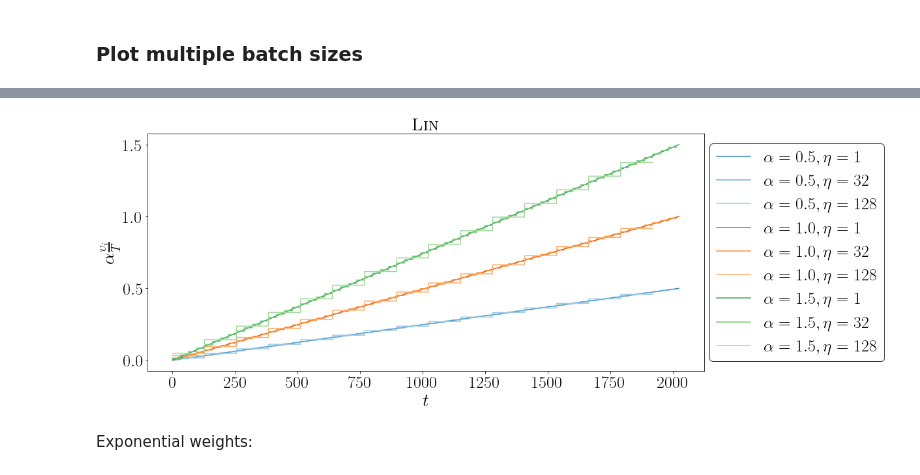
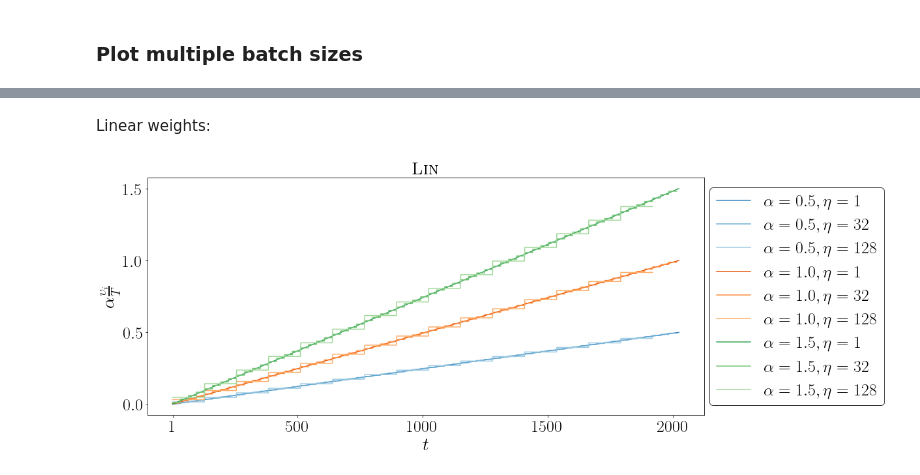
Before and after one commit to johannnamr/Forecasting-Facing-Structural-Breaks-Using-Deep-Sequential-Models, a Jupyter notebook: Code/Plot_WeightedLoss.ipynb, the cells around one changed output, grey strips where cells are left out. Drawn from its saved outputs; the diff is of its cells as text; code cells hidden in the pictures.

```diff
--- a/Code/Plot_WeightedLoss.ipynb
+++ b/Code/Plot_WeightedLoss.ipynb
@@ -97,26 +95,0 @@ alpha = np.array([0.5, 1, 1.5])
-# %%
-plt.figure(figsize=(17,6.5))
-add = 0
-for k in range(alpha.shape[0]):
-    for j in range(batch_size.shape[0]):
-        batch_no = int(obs_total//batch_size[j])
-        step = 1
-        mean_t = 0
-        batch_weights = []
-        for i in range(batch_no):
-            mean_t = np.mean(np.arange(step,step+batch_size[j]+1)) # mean period of batch
-            batch_weights.append(alpha[k]*(mean_t/obs_total)) # linear batch weight
-            step += batch_size[j]
-        plt.plot(np.repeat(batch_weights,batch_size[j]),label=r'$\alpha=%s, \eta=%s$' % (alpha[k],batch_size[j]), color=cmap(j+add), linestyle='-')
-    add += 4
-plt.xlabel(r'$t$')
-plt.ylabel(r'$\alpha\frac{\upsilon_i}{T}$')
-plt.title(r'\textsc{Lin}')
-plt.legend(loc=(1.01, 0.04),edgecolor ='black')
-plt.tight_layout()
-plt.savefig(path+'LINlossweights.pdf', bbox_inches='tight')
-plt.show()
-# %% [output]
-[figure, removed]
-# %% [markdown]
-Exponential weights:
@@ -122,0 +98,2 @@ Exponential weights:
+# %% [markdown]
+Linear weights:
@@ -122,0 +103,25 @@ Exponential weights:
+# %%
+plt.figure(figsize=(17,6.5))
+add = 0
+for k in range(alpha.shape[0]):
+    for j in range(batch_size.shape[0]):
+        batch_no = int(obs_total//batch_size[j])
+        step = 1
+        mean_t = 0
+        batch_weights = []
+        for i in range(batch_no):
+            mean_t = np.mean(np.arange(step,step+batch_size[j]+1)) # mean period of batch
+            batch_weights.append(alpha[k]*(mean_t/obs_total)) # linear batch weight
+            step += batch_size[j]
+        plt.plot(np.repeat(batch_weights,batch_size[j]),label=r'$\alpha=%s, \eta=%s$' % (alpha[k],batch_size[j]), color=cmap(j+add), linestyle='-')
+    add += 4
+plt.xlabel(r'$t$')
+plt.ylabel(r'$\alpha\frac{\upsilon_i}{T}$')
+plt.title(r'\textsc{Lin}')
+plt.xticks([1,500,1000,1500,2000])
+plt.legend(loc=(1.01, 0.04),edgecolor ='black')
+plt.tight_layout()
+plt.savefig(path+'LINlossweights.pdf', bbox_inches='tight')
+plt.show()
+# %% [output]
+[figure, added]
```
Also changed, not shown: parts of 20 cells of this notebook.
